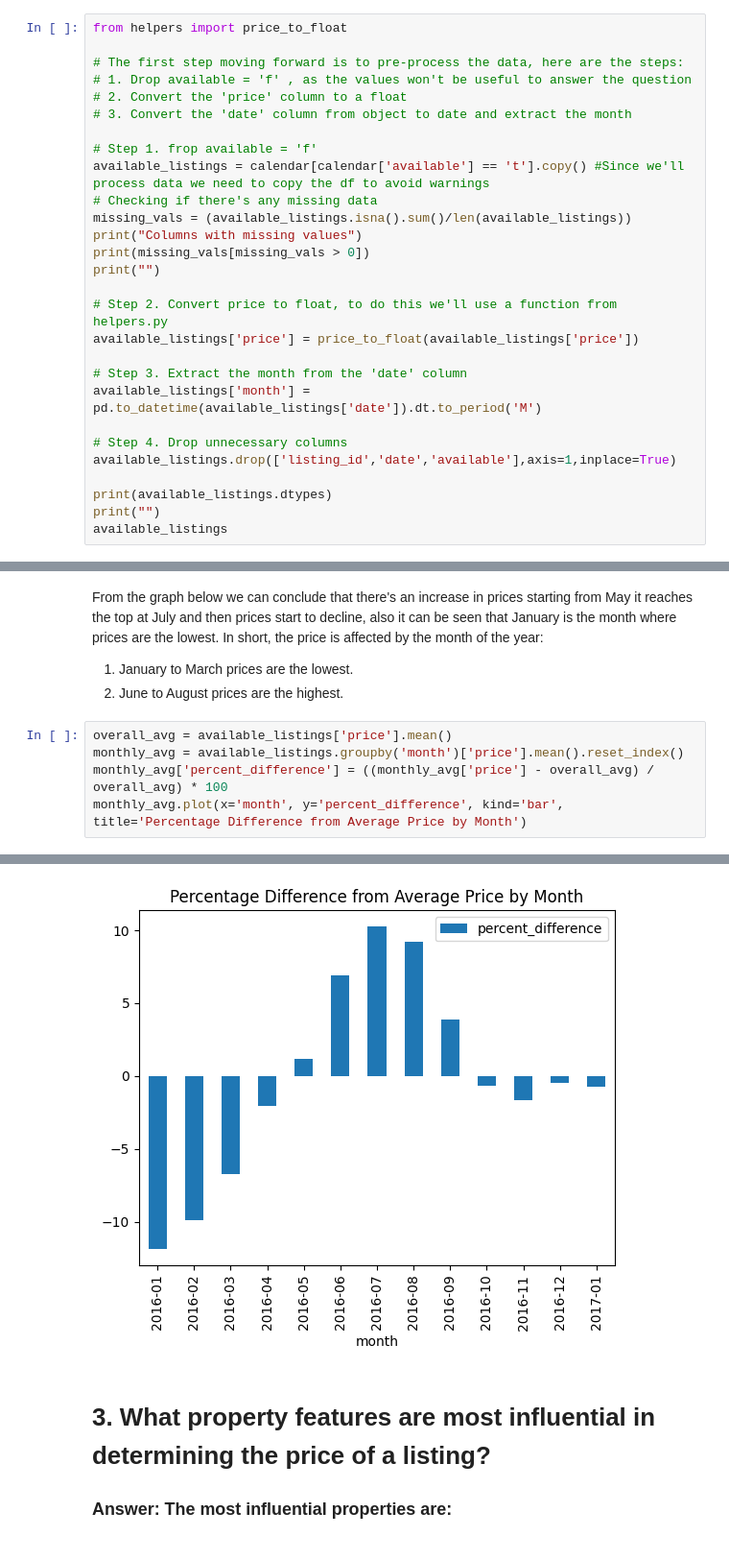
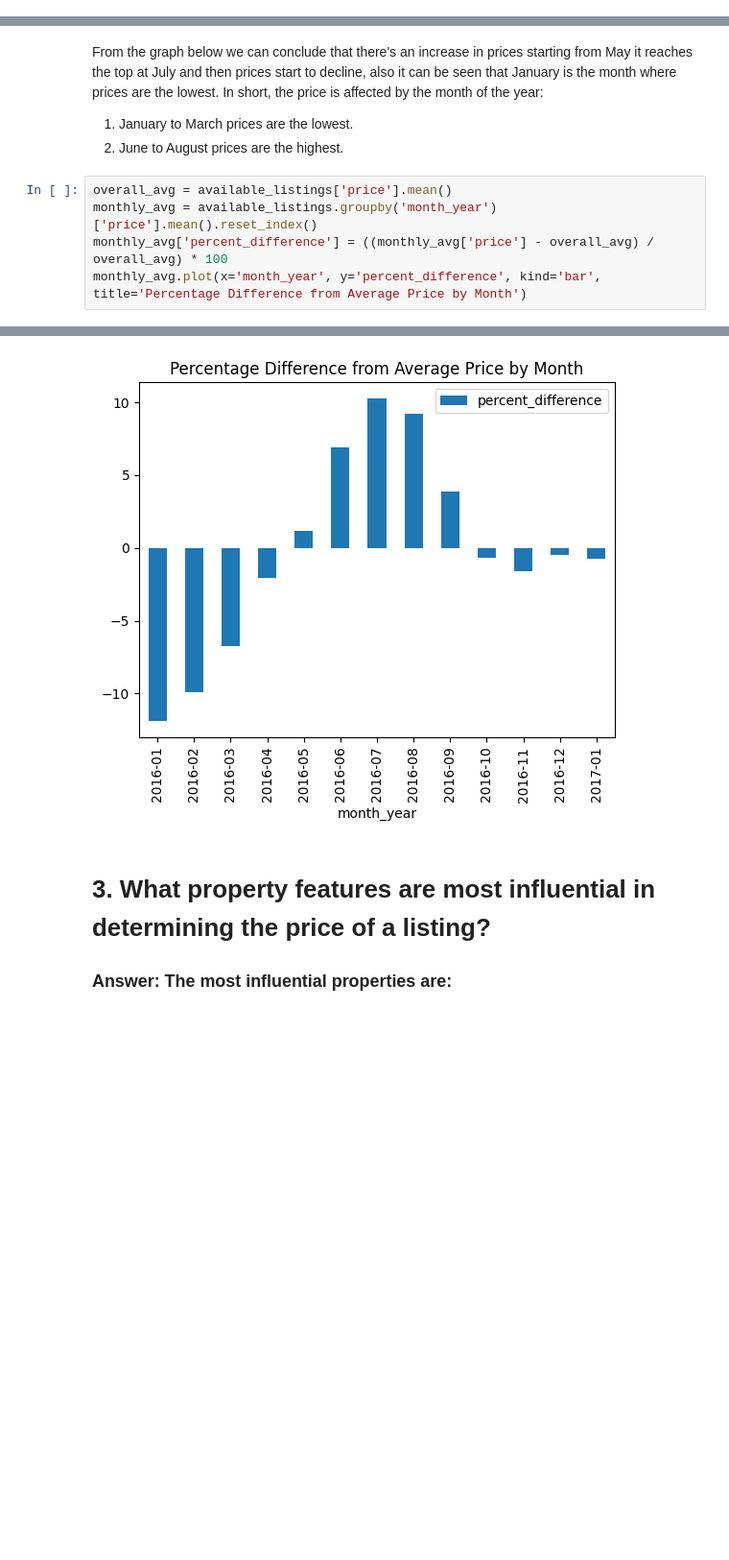
Before and after one commit to mguzman2016/udacity-ds-nanodegree-pj-1, a Jupyter notebook: Section 1 - Project.ipynb, the cells around one changed output, grey strips where cells are left out. Shown at 96% size. Drawn from its saved outputs; the diff is of its cells as text; blank space fills up the shorter version.

```diff
--- a/Section 1 - Project.ipynb
+++ b/Section 1 - Project.ipynb
@@ -186,28 +386,0 @@ dtype: object
-# %%
-from helpers import price_to_float
-
-# The first step moving forward is to pre-process the data, here are the steps:
-# 1. Drop available = 'f' , as the values won't be useful to answer the question
-# 2. Convert the 'price' column to a float
-# 3. Convert the 'date' column from object to date and extract the month
-
-# Step 1. frop available = 'f'
-available_listings = calendar[calendar['available'] == 't'].copy() #Since we'll process data we need to copy the df to avoid warnings
-# Checking if there's any missing data
-missing_vals = (available_listings.isna().sum()/len(available_listings))
-print("Columns with missing values")
-print(missing_vals[missing_vals > 0])
-print("")
-
-# Step 2. Convert price to float, to do this we'll use a function from helpers.py
-available_listings['price'] = price_to_float(available_listings['price'])
-
-# Step 3. Extract the month from the 'date' column
-available_listings['month'] = pd.to_datetime(available_listings['date']).dt.to_period('M')
-
-# Step 4. Drop unnecessary columns
-available_listings.drop(['listing_id','date','available'],axis=1,inplace=True)
-
-print(available_listings.dtypes)
-print("")
-available_listings
@@ -238,7 +391,7 @@ In short, the price is affected by the month of the year:
 2. June to August prices are the highest.
 # %%
 overall_avg = available_listings['price'].mean()
-monthly_avg = available_listings.groupby('month')['price'].mean().reset_index()
+monthly_avg = available_listings.groupby('month_year')['price'].mean().reset_index()
 monthly_avg['percent_difference'] = ((monthly_avg['price'] - overall_avg) / overall_avg) * 100
-monthly_avg.plot(x='month', y='percent_difference', kind='bar', title='Percentage Difference from Average Price by Month')
+monthly_avg.plot(x='month_year', y='percent_difference', kind='bar', title='Percentage Difference from Average Price by Month')
 # %% [output]
@@ -246,4 +399,4 @@ monthly_avg.plot(x='month', y='percent_difference', kind='bar', title='Percentag
-[figure, old version]
+[figure, new version]
 # %% [markdown]
 # 3. What property features are most influential in determining the price of a listing?
 
```
Also changed, not shown: parts of 30 cells of this notebook.
